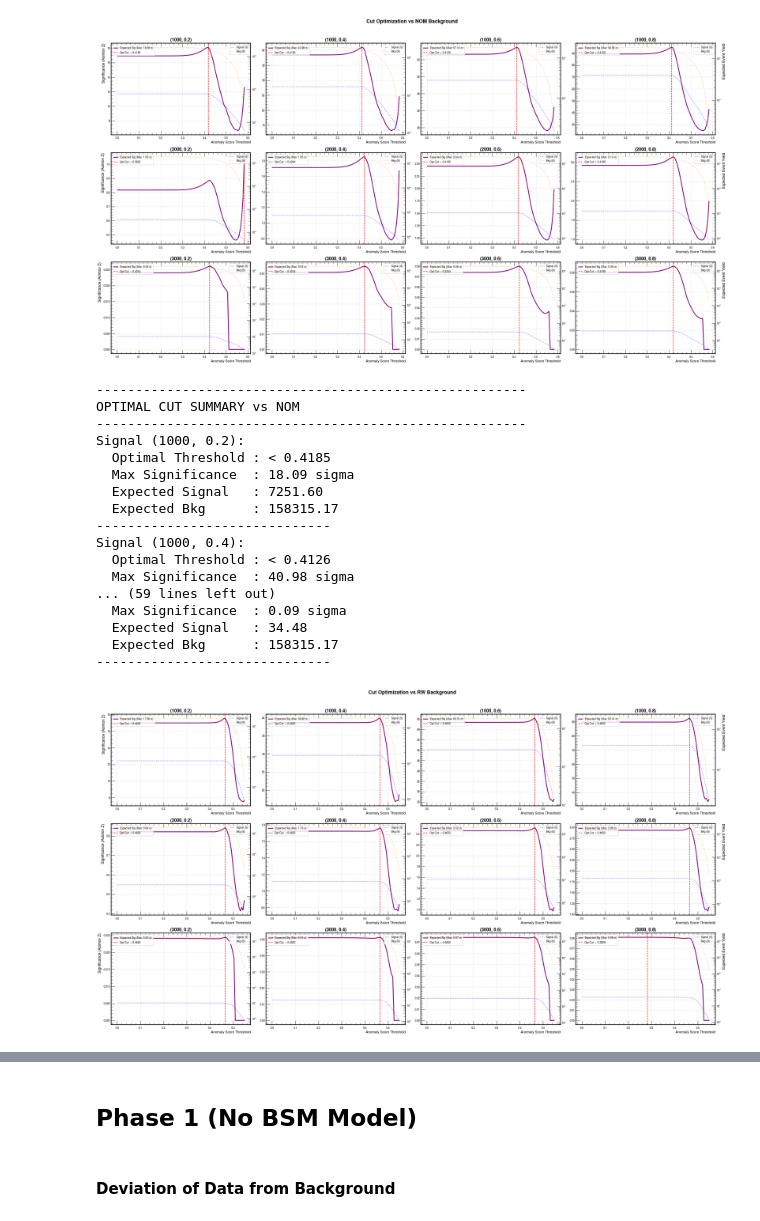
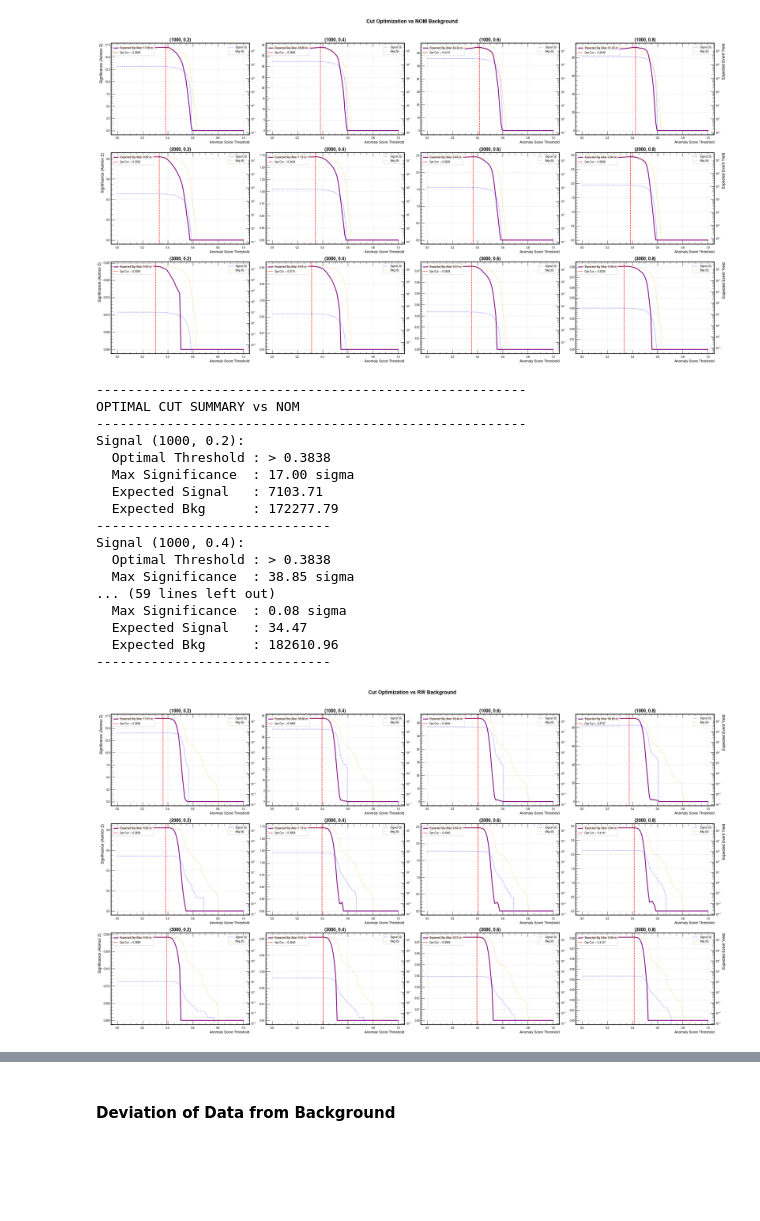
Before and after one commit to sherkaicode/Non-Resonant-AD, a Jupyter notebook: 5_NRAD_Anomaly_ver2.ipynb, the cells around one changed output, grey strips where cells are left out. Saved outputs shown, nothing was run; the diff lists cells and outputs as text; code cells hidden in the pictures; blank space fills up the shorter version.

```diff
--- a/5_NRAD_Anomaly_ver2.ipynb
+++ b/5_NRAD_Anomaly_ver2.ipynb
@@ -497,9 +194,0 @@ def plot_sig_kin(df_data, df_bkg, df_sig, bkg_type, sig_mode):
-# %%
-bkg_type = "GEN" # NOM, RW, GEN
-
-for sig_mode in SIGNAL_MODES:
-    if bkg_type == "GEN":
-        df_mc = df_mc_gen
-    else:
-        df_mc = df_mc_rw
-    # plot_sig_kin(df_data, df_mc, df_sig_def[sig_mode], bkg_type=bkg_type, sig_mode = sig_mode)
@@ -683,7 +194,0 @@ def plot_sr_closure(df_data, df_bkg, bkg_type, features, target_bkg_eff=0.05):
-# %%
-# for feat in features_vars:
-bkg_efficiency = 0.01  # 5% background efficiency
-
-nom_cut = plot_sr_closure(df_data, df_mc_rw, bkg_type="NOM", features=features_vars, target_bkg_eff=bkg_efficiency)
-rw_cut = plot_sr_closure(df_data, df_mc_rw, bkg_type="RW", features=features_vars, target_bkg_eff=bkg_efficiency)
-gen_cut = plot_sr_closure(df_data, df_mc_gen, bkg_type="GEN", features=features_vars, target_bkg_eff=bkg_efficiency)
@@ -826,0 +195,10 @@ def optimize_cut_threshold(df_sig_dict, df_bkg, bkg_type, sig_modes, thres_max):
+# %%
+# Unscale back to physical values for analysis
+df_data_unscaled = transform(df_data, scale=False)
+df_mc_rw_unscaled = transform(df_mc_rw, scale=False)
+df_mc_gen_unscaled = transform(df_mc_gen, scale=False)
+
+df_sig_def_unscaled = {}
+
+for sig_id in SIGNAL_MODES:
+    df_sig_def_unscaled[sig_id] = transform(df_sig_def[sig_id], scale=False)
@@ -827,5 +1230,5 @@ def optimize_cut_threshold(df_sig_dict, df_bkg, bkg_type, sig_modes, thres_max):
 # %%
-def optimize_cut_threshold_ver2(df_sig_dict, df_bkg, bkg_type, sig_modes, thres_max):
+def optimize_cut_threshold_ver2(df_sig_dict, df_bkg, bkg_type, sig_modes, thres_min):
     if bkg_type == "NOM":
         bkg_col_score = "score_vs_data"
         sig_col_score = "bsm_score_Nom"
@@ -841,7 +1244,7 @@ def optimize_cut_threshold_ver2(df_sig_dict, df_bkg, bkg_type, sig_modes, thres_
     else:
         raise ValueError("Invalid bkg_type. Choose from 'NOM', 'RW', 'GEN'.")
 
-    thresholds = np.linspace(0.001, thres_max, 100)
+    thresholds = np.linspace(0, 1.0, 100)
     num_modes = len(sig_modes)
 
     # 1. Pre-calculate background yields
@@ -907,7 +1310,7 @@ def optimize_cut_threshold_ver2(df_sig_dict, df_bkg, bkg_type, sig_modes, thres_
         ax1 = axes_flat[i]
 
         ax1.plot(thresholds, significances, color='purple', lw=2.5, label=r'Expected Sig (Max: %.2f $\sigma$)' % max_Z)
-        ax1.axvline(opt_thresh, color='red', linestyle='--', label=f'Opt Cut: < {opt_thresh:.4f}')
+        ax1.axvline(opt_thresh, color='red', linestyle='--', label=f'Opt Cut: > {opt_thresh:.4f}')
 
         ax1.set_xlabel("Anomaly Score Threshold", fontsize=11)
 
@@ -944,7 +1347,7 @@ def optimize_cut_threshold_ver2(df_sig_dict, df_bkg, bkg_type, sig_modes, thres_
     print("-" * 55)
     for mode, res in results.items():
         print(f"Signal ({res['mass']}, {res['rinv']}):")
-        print(f"  Optimal Threshold : < {res['opt_thresh']:.4f}")
+        print(f"  Optimal Threshold : > {res['opt_thresh']:.4f}")
         print(f"  Max Significance  : {res['max_Z']:.2f} sigma")
         print(f"  Expected Signal   : {res['opt_S']:.2f}")
         print(f"  Expected Bkg      : {res['opt_B']:.2f}")
@@ -954,40 +1357,40 @@ def optimize_cut_threshold_ver2(df_sig_dict, df_bkg, bkg_type, sig_modes, thres_
 # %%
 opt_cut_results = {}
 # bkg_type = "RW" # NOM, RW, GEN
 
 for bkg_type in ["NOM", "RW", "GEN"]:
     # for sig_mode in SIGNAL_MODES:
     if bkg_type == "GEN":
         df_mc = df_mc_gen
-        max_cut = gen_cut
+        min_cut = gen_cut
     elif bkg_type == "RW":
         df_mc = df_mc_rw
-        max_cut = rw_cut
+        min_cut = rw_cut
     elif bkg_type == "NOM":
         df_mc = df_mc_rw
-        max_cut = nom_cut
+        min_cut = nom_cut
 
-    opt_cut_results[f"{bkg_type}_{detector_type}"] = optimize_cut_threshold_ver2(df_sig_def, df_mc, bkg_type, SIGNAL_MODES, thres_max=max_cut)
+    opt_cut_results[f"{bkg_type}_{detector_type}"] = optimize_cut_threshold_ver2(df_sig_def, df_mc, bkg_type, SIGNAL_MODES, thres_min=min_cut)
 # %% [output]
-[figure, old version]
+[figure, new version]
 -------------------------------------------------------
 OPTIMAL CUT SUMMARY vs NOM
 -------------------------------------------------------
 Signal (1000, 0.2):
-  Optimal Threshold : < 0.4185
-  Max Significance  : 18.09 sigma
-  Expected Signal   : 7251.60
-  Expected Bkg      : 158315.17
+  Optimal Threshold : > 0.3838
+  Max Significance  : 17.00 sigma
+  Expected Signal   : 7103.71
+  Expected Bkg      : 172277.79
 ------------------------------
 Signal (1000, 0.4):
-  Optimal Threshold : < 0.4126
-  Max Significance  : 40.98 sigma
+  Optimal Threshold : > 0.3838
+  Max Significance  : 38.85 sigma
 ... (59 lines left out)
-  Max Significance  : 0.09 sigma
-  Expected Signal   : 34.48
-  Expected Bkg      : 158315.17
+  Max Significance  : 0.08 sigma
+  Expected Signal   : 34.47
+  Expected Bkg      : 182610.96
 ------------------------------
-[figure, old version]
+[figure, new version]
 -------------------------------------------------------
 OPTIMAL CUT SUMMARY vs RW
 -------------------------------------------------------
@@ -1025,6 +1428,4 @@ Signal (1000, 0.4):
 ------------------------------
-# %% [markdown]
-## Phase 1 (No BSM Model)
 # %% [markdown]
 #### Deviation of Data from Background
 # %%
```
Also changed, not shown: parts of 37 cells of this notebook, 2 other files.
